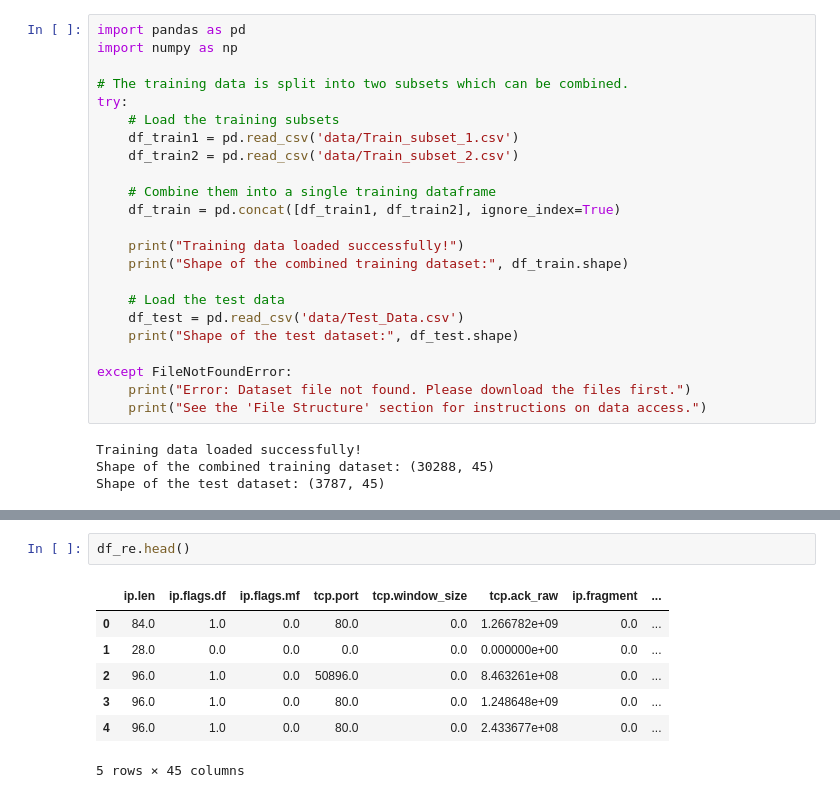
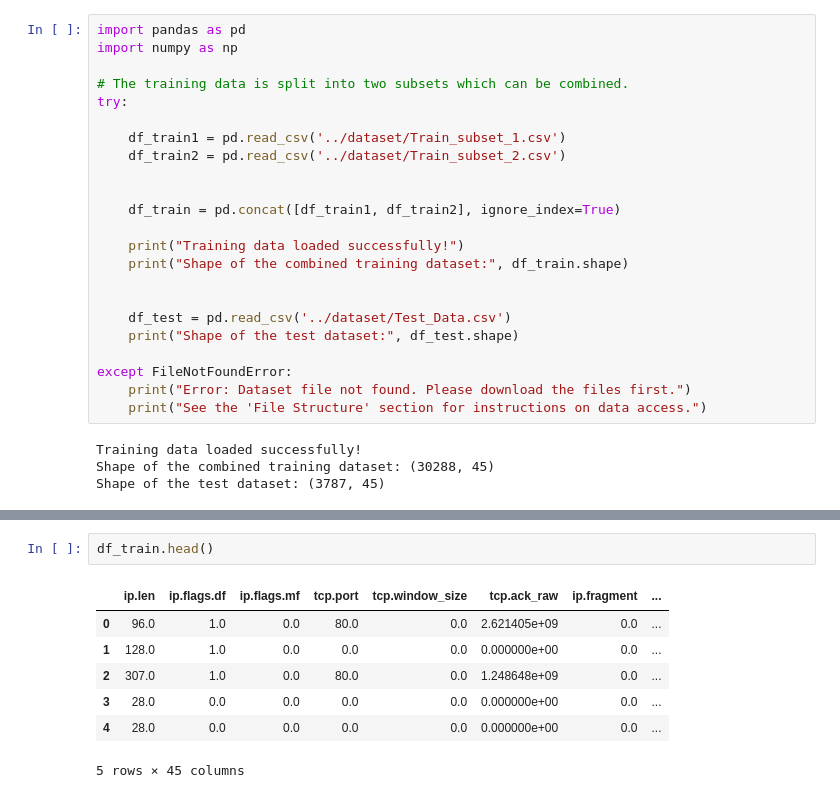
Before and after one commit to nielsencastelo/llm_security, a Jupyter notebook: notebooks/eda_5g.ipynb, the cells around one changed output, grey strips where cells are left out. Drawn from its saved outputs; the diff is of its cells as text.

```diff
--- a/notebooks/eda_5g.ipynb
+++ b/notebooks/eda_5g.ipynb
@@ -21,18 +21,18 @@ import numpy as np
 
 # The training data is split into two subsets which can be combined.
 try:
-    # Load the training subsets
-    df_train1 = pd.read_csv('data/Train_subset_1.csv')
-    df_train2 = pd.read_csv('data/Train_subset_2.csv')
 
-    # Combine them into a single training dataframe
+    df_train1 = pd.read_csv('../dataset/Train_subset_1.csv')
+    df_train2 = pd.read_csv('../dataset/Train_subset_2.csv')
+
+
     df_train = pd.concat([df_train1, df_train2], ignore_index=True)
 
     print("Training data loaded successfully!")
     print("Shape of the combined training dataset:", df_train.shape)
 
-    # Load the test data
-    df_test = pd.read_csv('data/Test_Data.csv')
+
+    df_test = pd.read_csv('../dataset/Test_Data.csv')
     print("Shape of the test dataset:", df_test.shape)
 
 except FileNotFoundError:
@@ -121,12 +121,12 @@ ip.flags.df                            0.995144
 ip.proto                               0.663544
 Name: label, dtype: float64
 # %%
-df_re.head()
+df_train.head()
 # %% [output]
 |  | ip.len | ip.flags.df | ip.flags.mf | tcp.port | tcp.window_size | tcp.ack_raw | ip.fragment | ... |
-| 0 | 84.0 | 1.0 | 0.0 | 80.0 | 0.0 | 1.266782e+09 | 0.0 | ... |
-| 1 | 28.0 | 0.0 | 0.0 | 0.0 | 0.0 | 0.000000e+00 | 0.0 | ... |
-| 2 | 96.0 | 1.0 | 0.0 | 50896.0 | 0.0 | 8.463261e+08 | 0.0 | ... |
-| 3 | 96.0 | 1.0 | 0.0 | 80.0 | 0.0 | 1.248648e+09 | 0.0 | ... |
-| 4 | 96.0 | 1.0 | 0.0 | 80.0 | 0.0 | 2.433677e+08 | 0.0 | ... |
+| 0 | 96.0 | 1.0 | 0.0 | 80.0 | 0.0 | 2.621405e+09 | 0.0 | ... |
+| 1 | 128.0 | 1.0 | 0.0 | 0.0 | 0.0 | 0.000000e+00 | 0.0 | ... |
+| 2 | 307.0 | 1.0 | 0.0 | 80.0 | 0.0 | 1.248648e+09 | 0.0 | ... |
+| 3 | 28.0 | 0.0 | 0.0 | 0.0 | 0.0 | 0.000000e+00 | 0.0 | ... |
+| 4 | 28.0 | 0.0 | 0.0 | 0.0 | 0.0 | 0.000000e+00 | 0.0 | ... |
 5 rows × 45 columns
```
Also changed, not shown: parts of 1 cell of this notebook, 2 other files.
